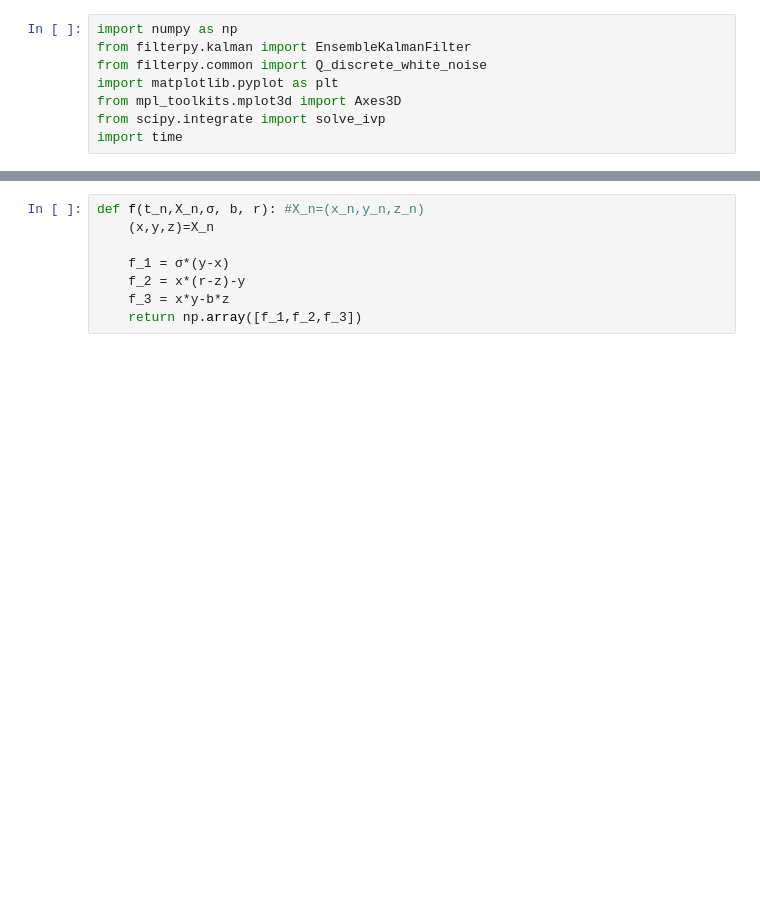
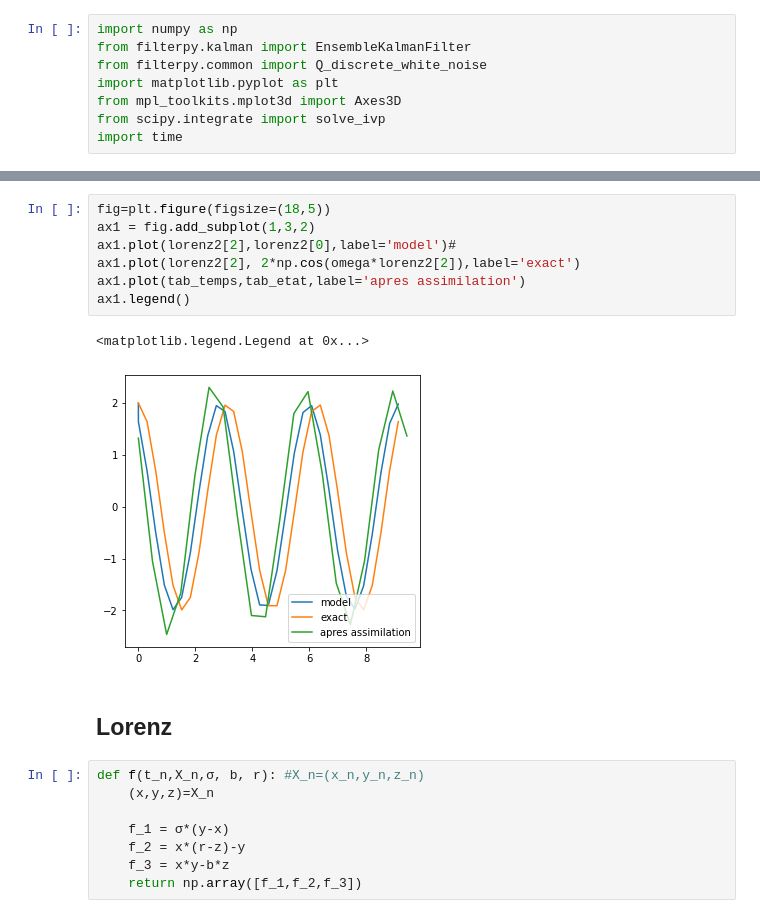
Before and after one commit to master-csmi/2022-m1-lorenz, a Jupyter notebook: kalman filter.ipynb, the cells around one changed output, grey strips where cells are left out. Drawn from its saved outputs; the diff is of its cells as text; blank space fills up the shorter version.

```diff
--- a/kalman filter.ipynb
+++ b/kalman filter.ipynb
@@ -9,3 +106,15 @@ import time
+# %%
+fig=plt.figure(figsize=(18,5))
+ax1 = fig.add_subplot(1,3,2)
+ax1.plot(lorenz2[2],lorenz2[0],label='model')#
+ax1.plot(lorenz2[2], 2*np.cos(omega*lorenz2[2]),label='exact')
+ax1.plot(tab_temps,tab_etat,label='apres assimilation')
+ax1.legend()
+# %% [output]
+<matplotlib.legend.Legend at 0x...>
+[figure, added]
+# %% [markdown]
+## Lorenz
 # %%
 def f(t_n,X_n,σ, b, r): #X_n=(x_n,y_n,z_n)
     (x,y,z)=X_n
```
Also changed, not shown: parts of 10 cells of this notebook.
